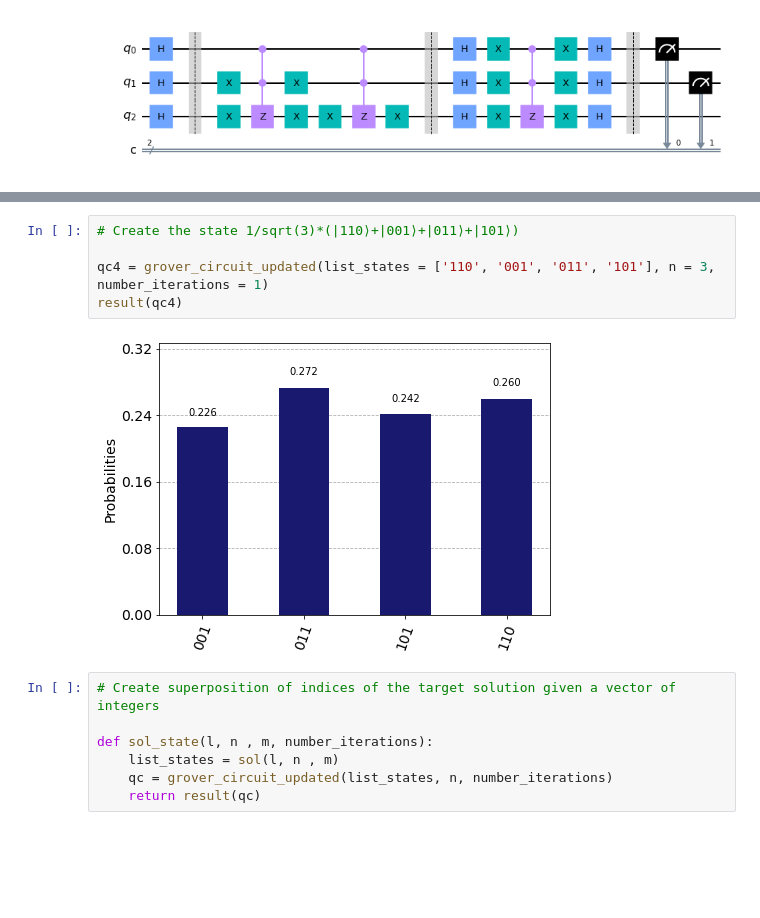
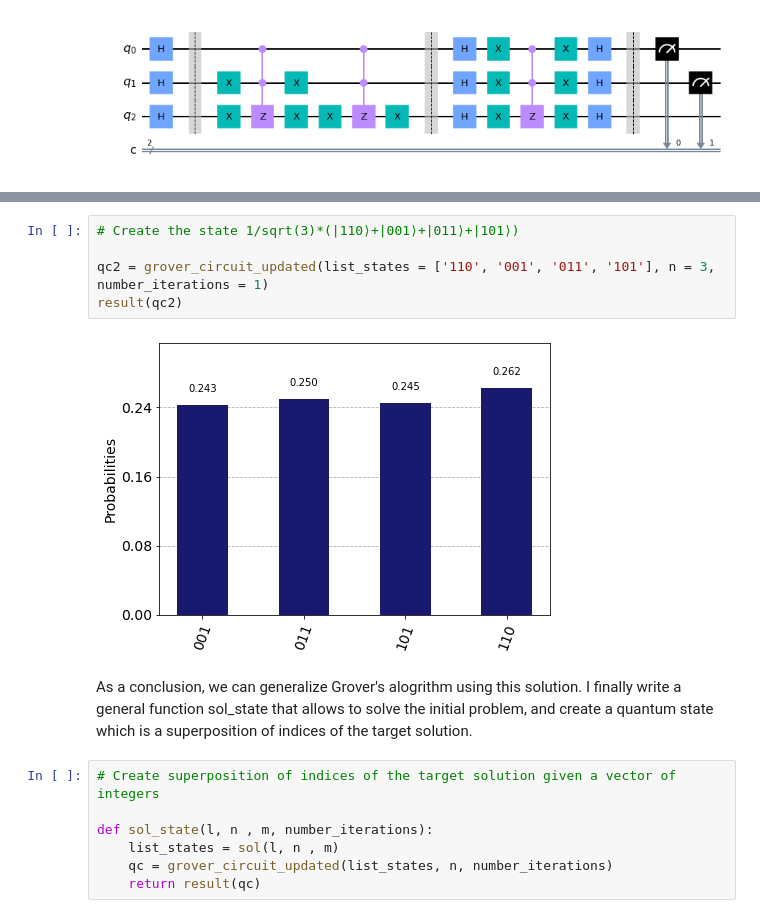
Before and after one commit to wiamadnan/challenge-qosf, a Jupyter notebook: Task 1 wiam.ipynb, the cells around one changed output, grey strips where cells are left out. Drawn from its saved outputs; the diff is of its cells as text; blank space fills up the shorter version.

```diff
--- a/Task 1 wiam.ipynb
+++ b/Task 1 wiam.ipynb
@@ -327,10 +329,12 @@ result(qc1)
 # %%
 # Create the state 1/sqrt(3)*(|110⟩+|001⟩+|011⟩+|101⟩)
 
-qc4 = grover_circuit_updated(list_states = ['110', '001', '011', '101'], n = 3, number_iterations = 1)
-result(qc4)
+qc2 = grover_circuit_updated(list_states = ['110', '001', '011', '101'], n = 3, number_iterations = 1)
+result(qc2)
 # %% [output]
-[figure, old version]
+[figure, new version]
+# %% [markdown]
+As a conclusion, we can generalize Grover's alogrithm using this solution. I finally write a general function sol_state that allows to solve the initial problem, and create a quantum state which is a superposition of indices of the target solution.
 # %%
 # Create superposition of indices of the target solution given a vector of integers
 
```
Also changed, not shown: parts of 19 cells of this notebook.
